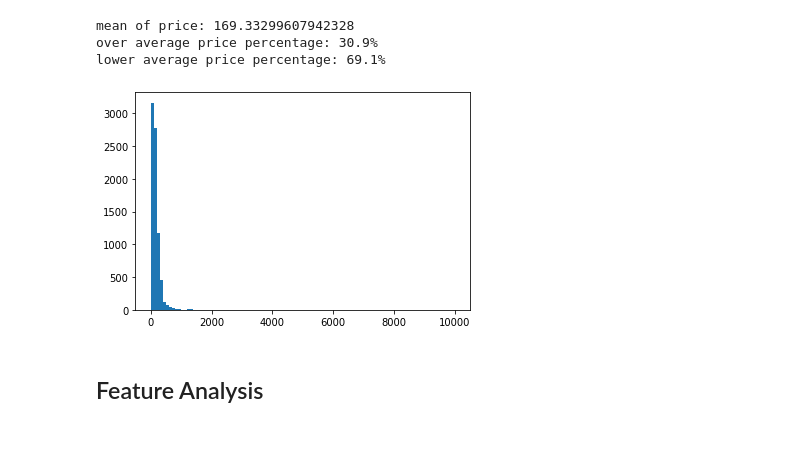
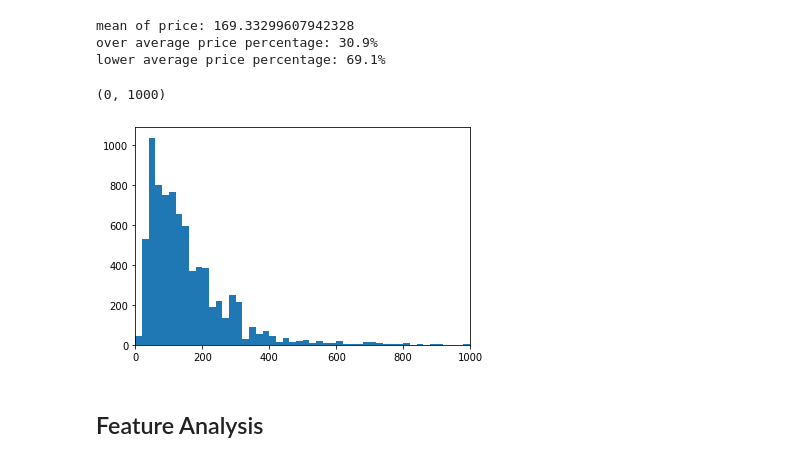
Before and after one commit to ReBachtr/Airbnb_data_analysis, a Jupyter notebook: code/singapore_lyf.ipynb, the cells around one changed output. Cells and saved outputs as stored; diff of their text form; code cells hidden in the pictures.

```diff
--- a/code/singapore_lyf.ipynb
+++ b/code/singapore_lyf.ipynb
@@ -31,16 +30,18 @@ sp_data.head()
 # %%
 price = sp_data['price'].values
 mean_price = np.mean(price)
 print(f'mean of price: {mean_price}')
 over_price = sum(sp_data['price'].values>mean_price)/len(price)
 lower_price = sum(sp_data['price'].values<=mean_price)/len(price)
 print(f'over average price percentage: {round(over_price*100,2)}%')
 print(f'lower average price percentage: {round(lower_price*100,2)}%')
-a,b,c = plt.hist(price,bins=100)
+a,b,c = plt.hist(price,bins=500)
+plt.xlim(0,1000)
 # %% [output]
 mean of price: 169.33299607942328
 over average price percentage: 30.9%
 lower average price percentage: 69.1%
+(0, 1000)
-[figure, old version]
+[figure, new version]
 # %% [markdown]
 ## Feature Analysis
```
Also changed, not shown: parts of 23 cells of this notebook.
